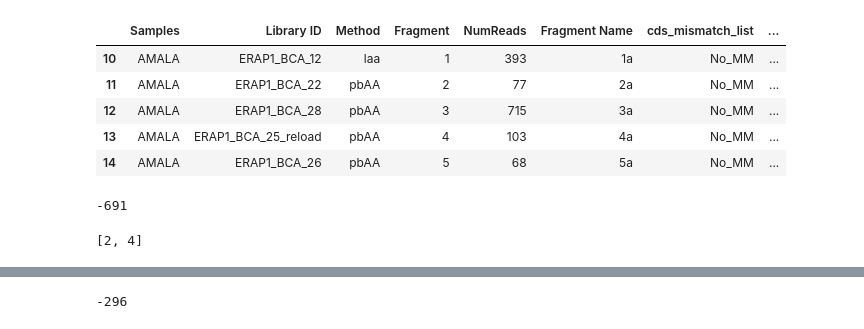
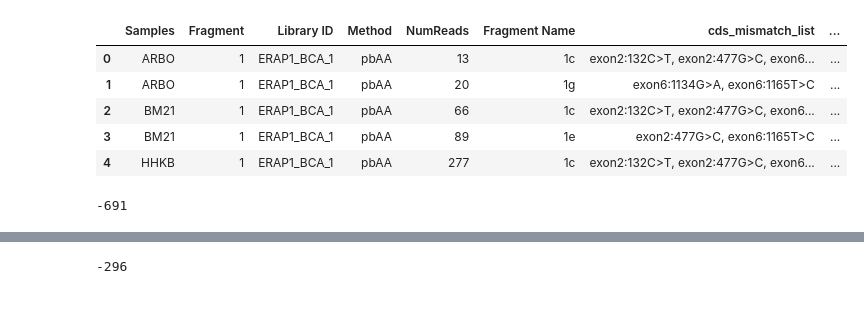
Before and after one commit to richardnatarajanAN/erap_tiler, a Jupyter notebook: tiler.ipynb, the cells around one changed output, grey strips where cells are left out. Cells and saved outputs as stored; diff of their text form; code cells hidden in the pictures.

```diff
--- a/tiler.ipynb
+++ b/tiler.ipynb
@@ -39,9 +27,0 @@ df.head()
-# %%
-df[df['Samples']=='AMALA']
-# %% [output]
-|  | Samples | Library ID | Method | Fragment | NumReads | Fragment Name | cds_mismatch_list | ... |
-| 10 | AMALA | ERAP1_BCA_12 | laa | 1 | 393 | 1a | No_MM | ... |
-| 11 | AMALA | ERAP1_BCA_22 | pbAA | 2 | 77 | 2a | No_MM | ... |
-| 12 | AMALA | ERAP1_BCA_28 | pbAA | 3 | 715 | 3a | No_MM | ... |
-| 13 | AMALA | ERAP1_BCA_25_reload | pbAA | 4 | 103 | 4a | No_MM | ... |
-| 14 | AMALA | ERAP1_BCA_26 | pbAA | 5 | 68 | 5a | No_MM | ... |
@@ -48,3 +31,16 @@ df[df['Samples']=='AMALA']
+# %%
+path = '260709_reassemble_input.xlsx'
+
+#df = pd.read_excel(path).replace({np.nan: None})
+df = pd.read_excel(path, sheet_name=0).replace({np.nan: None})
+df.head(5)
+# %% [output]
+|  | Samples | Fragment | Library ID | Method | NumReads | Fragment Name | cds_mismatch_list | ... |
+| 0 | ARBO | 1 | ERAP1_BCA_1 | pbAA | 13 | 1c | exon2:132C>T, exon2:477G>C, exon6... | ... |
+| 1 | ARBO | 1 | ERAP1_BCA_1 | pbAA | 20 | 1g | exon6:1134G>A, exon6:1165T>C | ... |
+| 2 | BM21 | 1 | ERAP1_BCA_1 | pbAA | 66 | 1c | exon2:132C>T, exon2:477G>C, exon6... | ... |
+| 3 | BM21 | 1 | ERAP1_BCA_1 | pbAA | 89 | 1e | exon2:477G>C, exon6:1165T>C | ... |
+| 4 | HHKB | 1 | ERAP1_BCA_1 | pbAA | 277 | 1c | exon2:132C>T, exon2:477G>C, exon6... | ... |
 # %%
 #Fill rows
 rows = []
@@ -86,10 +82,6 @@ def find_occurrences(s, ch):
 
 def replace_char(s, i, c):
     return s[:i] + c + s[i+1:]
-
-find_occurrences('AATAT', 'T')
-# %% [output]
-[2, 4]
 # %%
 sequences_unique = {row['Sequence'].strip() for row in rows}
 sequences2i = {sequence: str(i) for i, sequence in enumerate(sequences_unique)}
```
Also changed, not shown: parts of 28 cells of this notebook.
